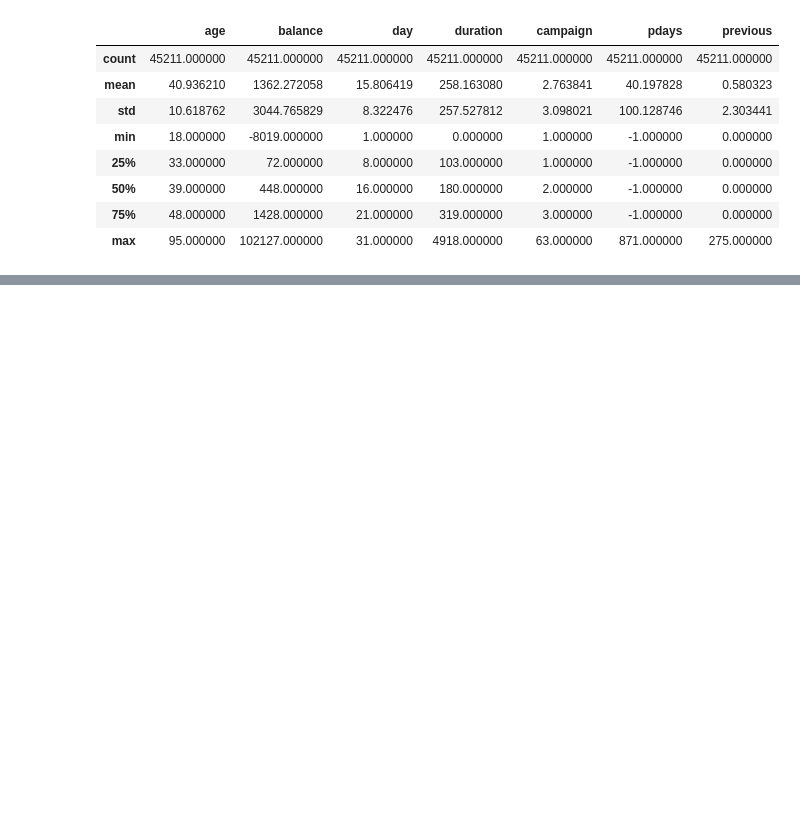
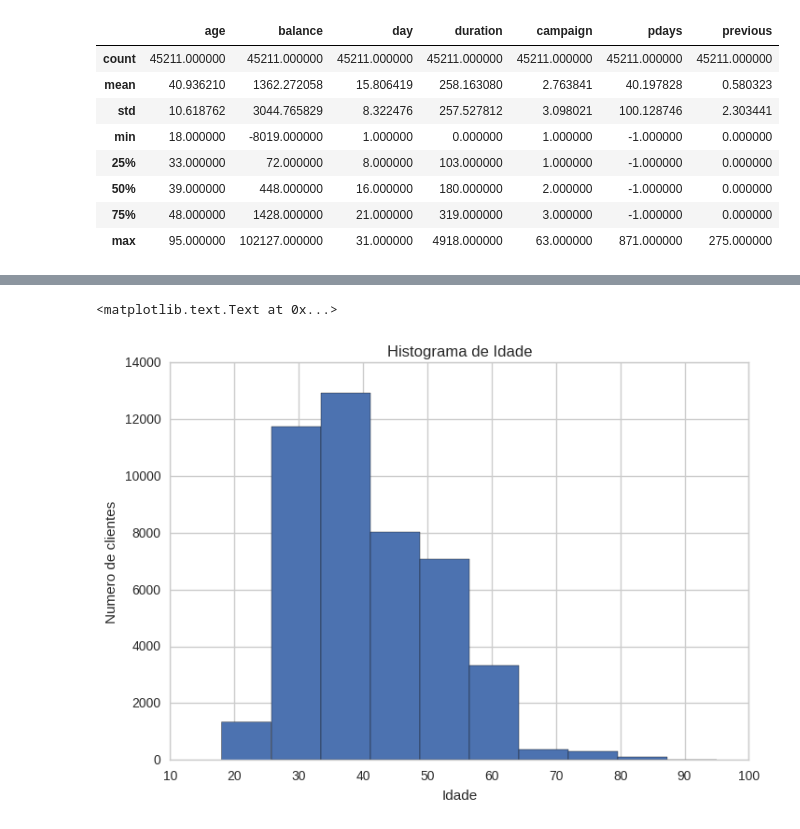
Before and after one commit to aguimaraesduarte/BankMarketing, a Jupyter notebook: Desafio.ipynb, the cells around one changed output, grey strips where cells are left out. Cells and saved outputs as stored; diff of their text form; code cells hidden in the pictures; blank space fills up the shorter version.

```diff
--- a/Desafio.ipynb
+++ b/Desafio.ipynb
@@ -20,0 +162,8 @@ df.describe()
+# %%
+df.age.hist(bins=10)
+plt.title('Histograma de Idade')
+plt.xlabel('Idade')
+plt.ylabel('Numero de clientes')
+# %% [output]
+<matplotlib.text.Text at 0x...>
+[figure, added]
```
Also changed, not shown: parts of 46 cells of this notebook, 1 other file.
